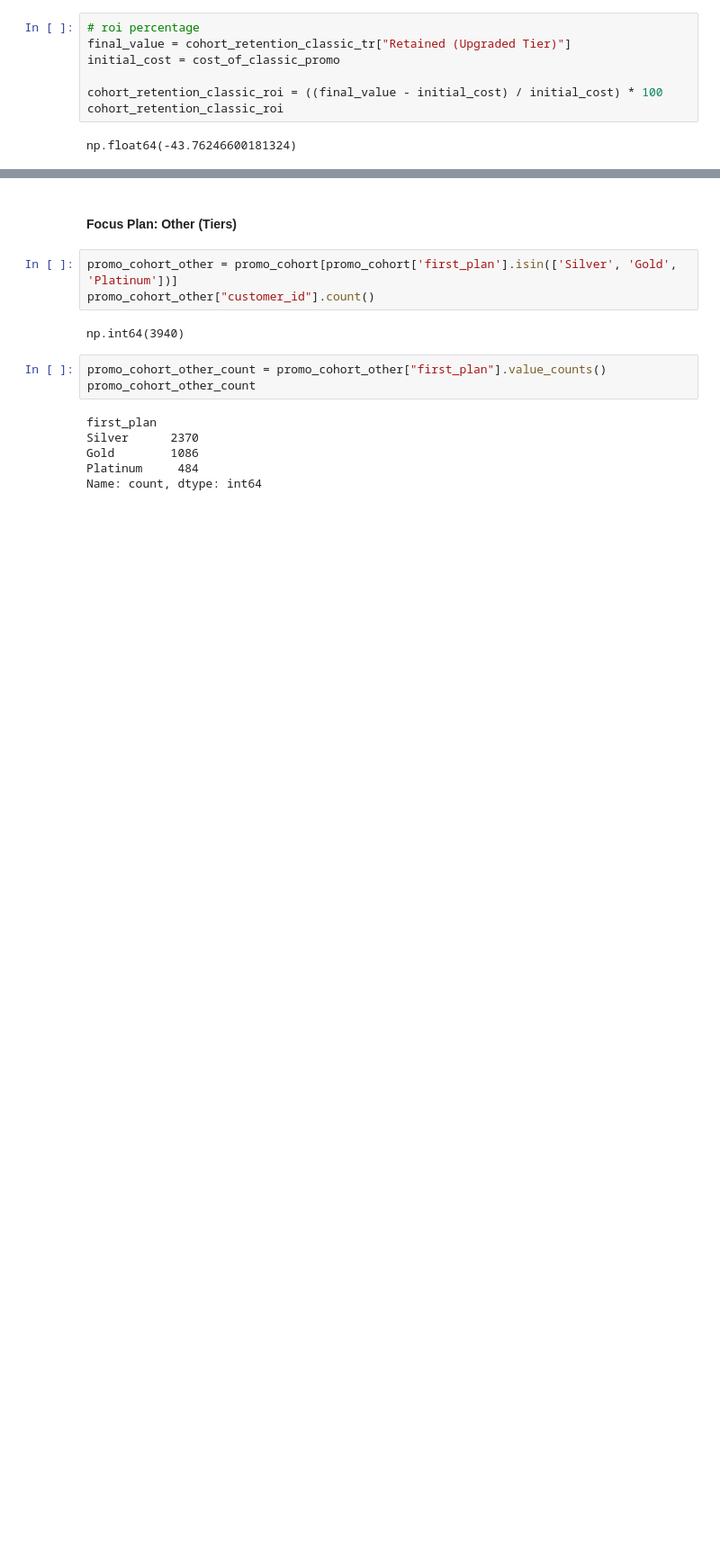
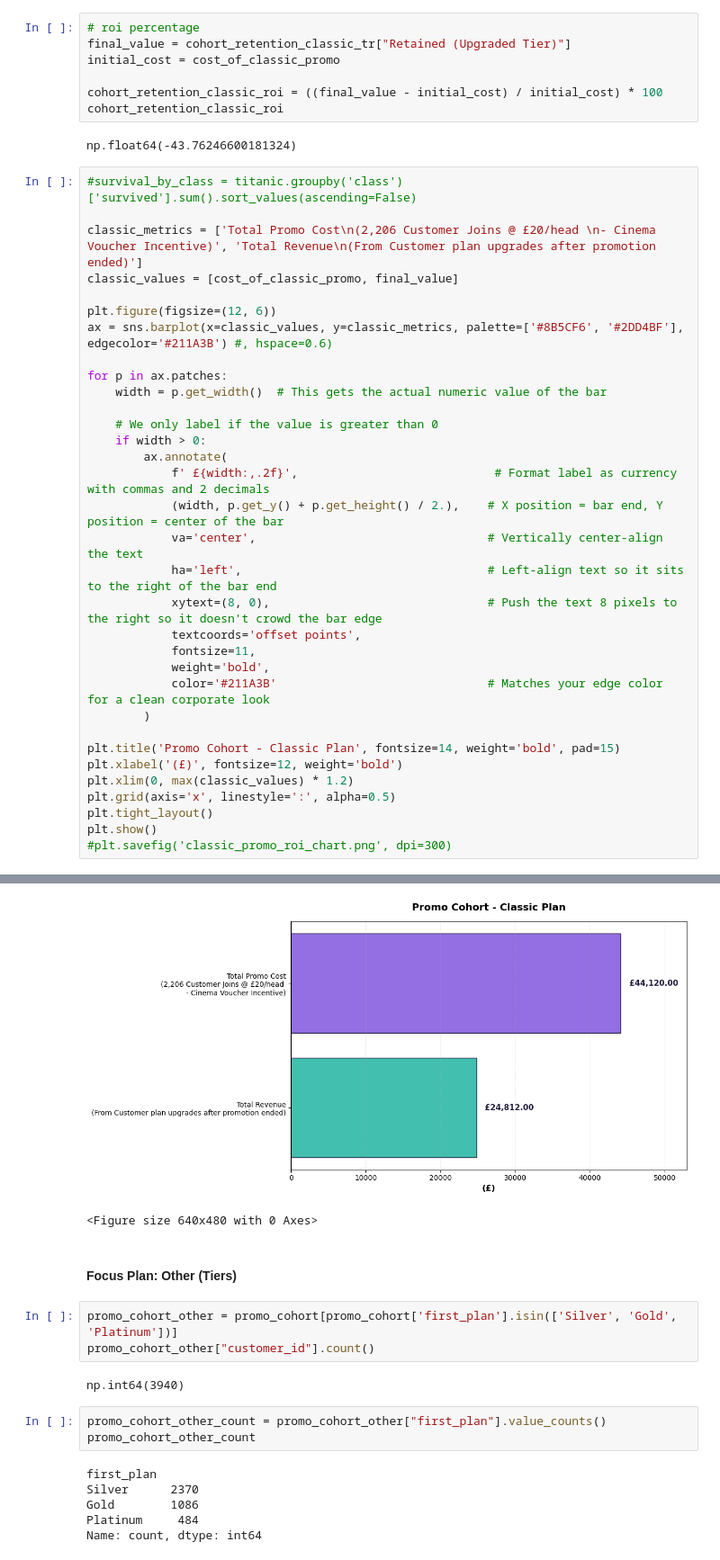
Before and after one commit to geraintmelville/moneycraft_project, a Jupyter notebook: Ysabela_MoneyCraft_Project_Promo.ipynb, the cells around one changed output, grey strips where cells are left out. Shown at 90% size. Saved outputs shown, nothing was run; the diff lists cells and outputs as text; blank space fills up the shorter version.

```diff
--- a/Ysabela_MoneyCraft_Project_Promo.ipynb
+++ b/Ysabela_MoneyCraft_Project_Promo.ipynb
@@ -429,3 +435,37 @@ cohort_retention_classic_roi = ((final_value - initial_cost) / initial_cost) * 1
 cohort_retention_classic_roi
 # %% [output]
 np.float64(-43.76246600181324)
+# %%
+#survival_by_class = titanic.groupby('class')['survived'].sum().sort_values(ascending=False)
+
+classic_metrics = ['Total Promo Cost\n(2,206 Customer Joins @ £20/head \n- Cinema Voucher Incentive)', 'Total Revenue\n(From Customer plan upgrades after promotion ended)']
+classic_values = [cost_of_classic_promo, final_value]
+
+plt.figure(figsize=(12, 6))
+ax = sns.barplot(x=classic_values, y=classic_metrics, palette=['#8B5CF6', '#2DD4BF'], edgecolor='#211A3B') #, hspace=0.6)
+
+for p in ax.patches:
+    width = p.get_width()  # This gets the actual numeric value of the bar
+
+    # We only label if the value is greater than 0
+    if width > 0:
+        ax.annotate(
+            f' £{width:,.2f}',                            # Format label as currency with commas and 2 decimals
+            (width, p.get_y() + p.get_height() / 2.),    # X position = bar end, Y position = center of the bar
+            va='center',                                 # Vertically center-align the text
+            ha='left',                                   # Left-align text so it sits to the right of the bar end
+            xytext=(8, 0),                               # Push the text 8 pixels to the right so it doesn't crowd the bar edge
+            textcoords='offset points',
+            fontsize=11,
+            weight='bold',
+            color='#211A3B'                              # Matches your edge color for a clean corporate look
+        )
+
+plt.title('Promo Cohort - Classic Plan', fontsize=14, weight='bold', pad=15)
+plt.xlabel('(£)', fontsize=12, weight='bold')
+plt.xlim(0, max(classic_values) * 1.2)
+plt.grid(axis='x', linestyle=':', alpha=0.5)
+plt.tight_layout()
+plt.show()
+#plt.savefig('classic_promo_roi_chart.png', dpi=300)
+# %% [output]
@@ -432,3 +475,5 @@ np.float64(-43.76246600181324)
+[figure, added]
+<Figure size 640x480 with 0 Axes>
 # %% [markdown]
 #### Focus Plan: Other (Tiers)
 # %%
```
Also changed, not shown: parts of 4 cells of this notebook.
